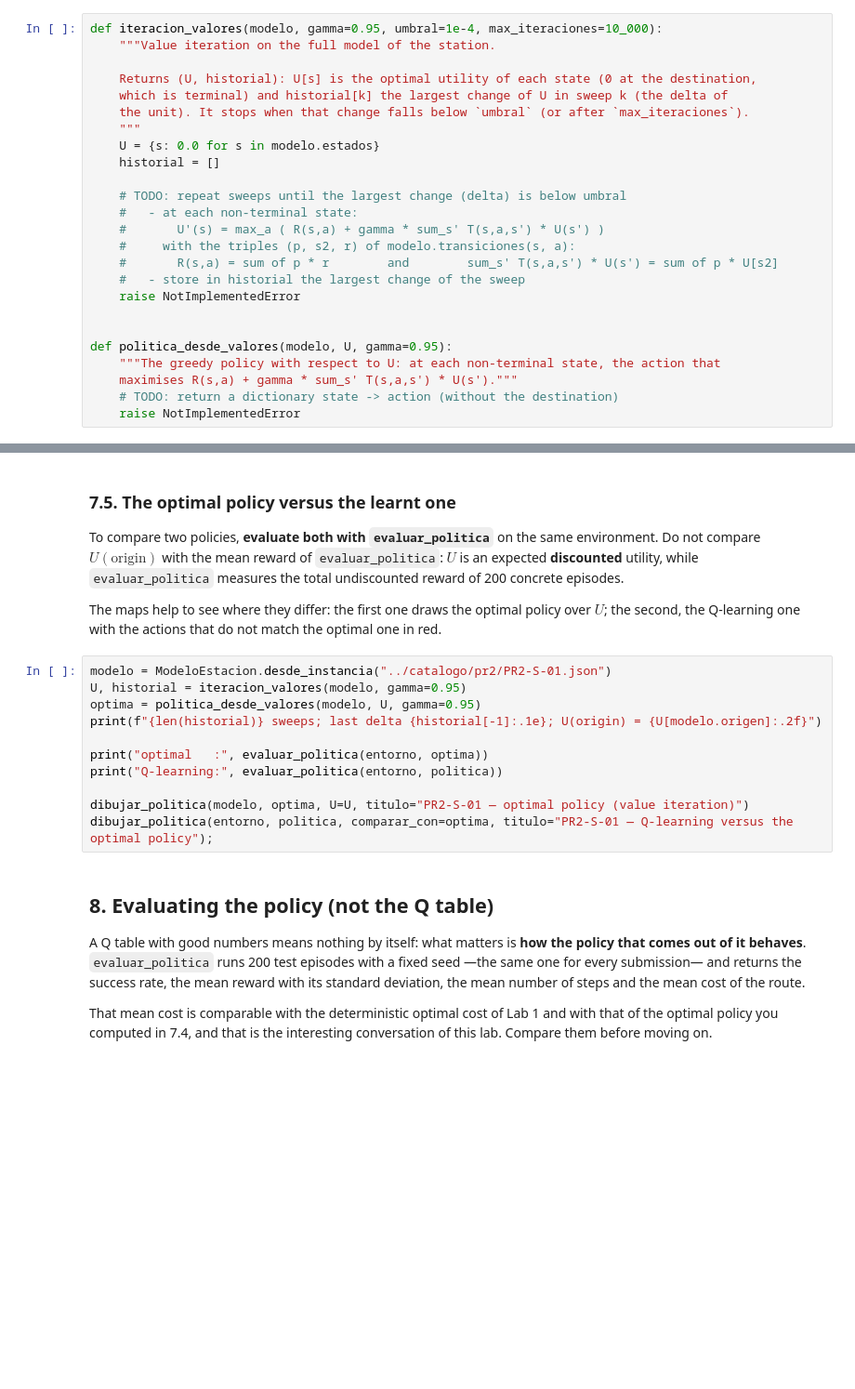
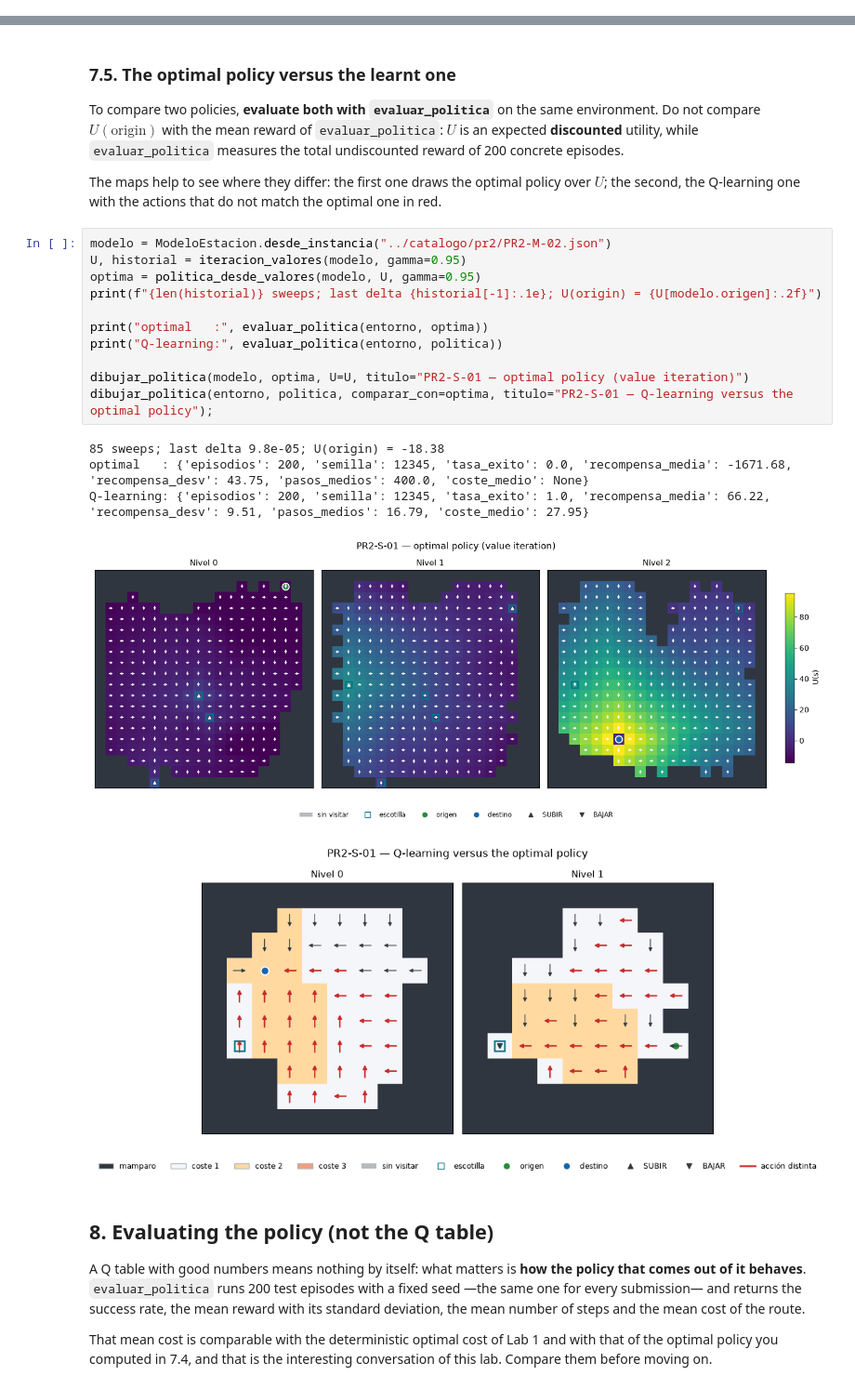
Before and after one commit to antonioriesco/SSII-Lab2new, a Jupyter notebook: PR2/Lab2_26-27_EN.ipynb, the cells around one changed output, grey strips where cells are left out. Shown at 93% size. Saved outputs shown, nothing was run; the diff lists cells and outputs as text; blank space fills up the shorter version.

```diff
--- a/PR2/Lab2_26-27_EN.ipynb
+++ b/PR2/Lab2_26-27_EN.ipynb
@@ -510,28 +512,3 @@ Three details:
 * The problem has an **infinite discounted horizon**: the step limit of the environment is
   not part of the model.
 * If two actions tie, either is fine.
-# %%
-def iteracion_valores(modelo, gamma=0.95, umbral=1e-4, max_iteraciones=10_000):
-    """Value iteration on the full model of the station.
-
-    Returns (U, historial): U[s] is the optimal utility of each state (0 at the destination,
-    which is terminal) and historial[k] the largest change of U in sweep k (the delta of
-    the unit). It stops when that change falls below `umbral` (or after `max_iteraciones`).
-    """
-    U = {s: 0.0 for s in modelo.estados}
-    historial = []
-
-    # TODO: repeat sweeps until the largest change (delta) is below umbral
-    #   - at each non-terminal state:
-    #       U'(s) = max_a ( R(s,a) + gamma * sum_s' T(s,a,s') * U(s') )
-    #     with the triples (p, s2, r) of modelo.transiciones(s, a):
-    #       R(s,a) = sum of p * r        and        sum_s' T(s,a,s') * U(s') = sum of p * U[s2]
-    #   - store in historial the largest change of the sweep
-    raise NotImplementedError
-
-
-def politica_desde_valores(modelo, U, gamma=0.95):
-    """The greedy policy with respect to U: at each non-terminal state, the action that
-    maximises R(s,a) + gamma * sum_s' T(s,a,s') * U(s')."""
-    # TODO: return a dictionary state -> action (without the destination)
-    raise NotImplementedError
@@ -546,16 +628,22 @@ reward of 200 concrete episodes.
 The maps help to see where they differ: the first one draws the optimal policy over $U$; the
 second, the Q-learning one with the actions that do not match the optimal one in red.
 # %%
-modelo = ModeloEstacion.desde_instancia("../catalogo/pr2/PR2-S-01.json")
+modelo = ModeloEstacion.desde_instancia("../catalogo/pr2/PR2-M-02.json")
 U, historial = iteracion_valores(modelo, gamma=0.95)
 optima = politica_desde_valores(modelo, U, gamma=0.95)
 print(f"{len(historial)} sweeps; last delta {historial[-1]:.1e}; U(origin) = {U[modelo.origen]:.2f}")
 
 print("optimal   :", evaluar_politica(entorno, optima))
 print("Q-learning:", evaluar_politica(entorno, politica))
 
 dibujar_politica(modelo, optima, U=U, titulo="PR2-S-01 — optimal policy (value iteration)")
 dibujar_politica(entorno, politica, comparar_con=optima, titulo="PR2-S-01 — Q-learning versus the optimal policy");
+# %% [output]
+85 sweeps; last delta 9.8e-05; U(origin) = -18.38
+optimal   : {'episodios': 200, 'semilla': 12345, 'tasa_exito': 0.0, 'recompensa_media': -1671.68, 'recompensa_desv': 43.75, 'pasos_medios': 400.0, 'coste_medio': None}
+Q-learning: {'episodios': 200, 'semilla': 12345, 'tasa_exito': 1.0, 'recompensa_media': 66.22, 'recompensa_desv': 9.51, 'pasos_medios': 16.79, 'coste_medio': 27.95}
+[figure, added]
+[figure, added]
 # %% [markdown]
 ## 8. Evaluating the policy (not the Q table)
 
```
Also changed, not shown: parts of 2 cells of this notebook.
